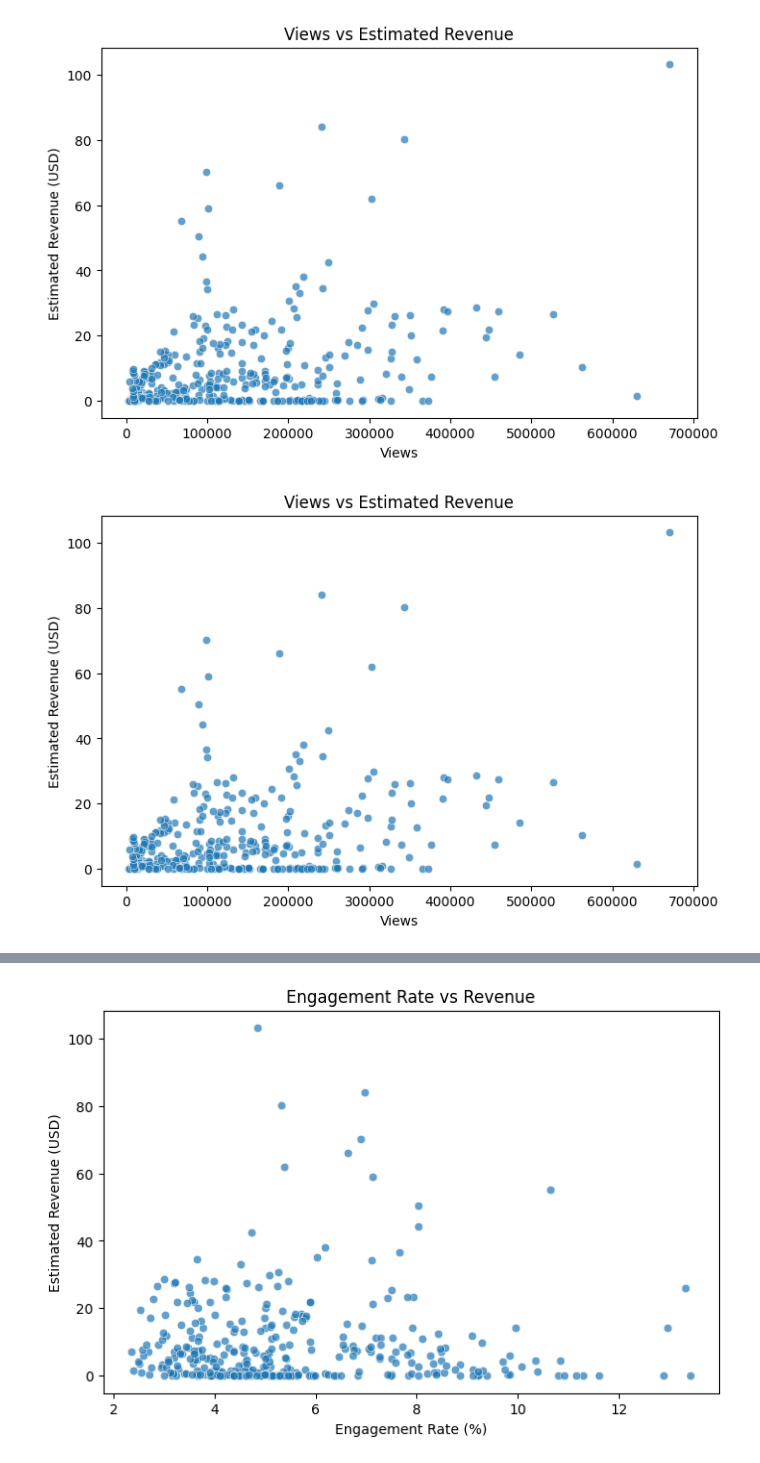
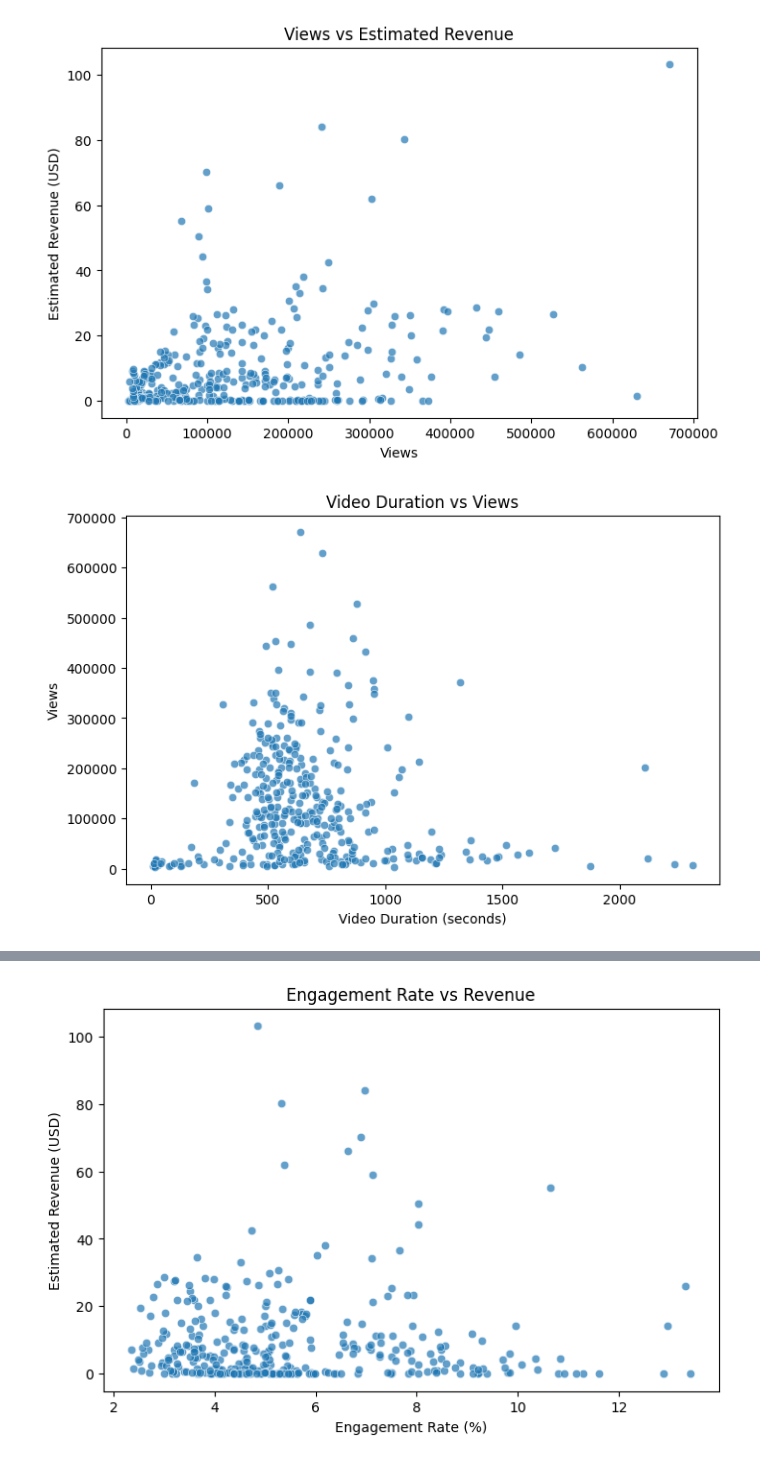
Before and after one commit to Ankurr-08/Youtube-Channel-Performance-Analysis, a Jupyter notebook: Youtube_performance_analysis.ipynb, the cells around one changed output, grey strips where cells are left out. Saved outputs shown, nothing was run; the diff lists cells and outputs as text; code cells hidden in the pictures.

```diff
--- a/Youtube_performance_analysis.ipynb
+++ b/Youtube_performance_analysis.ipynb
@@ -105,13 +99,13 @@ plt.show()
 # %%
 #Video Duration vs Views
 plt.figure(figsize=(8,5))
-sns.scatterplot(x=data["Views"], y=data["Estimated Revenue (USD)"], alpha=0.7)
-plt.title("Views vs Estimated Revenue")
-plt.xlabel("Views")
-plt.ylabel("Estimated Revenue (USD)")
+sns.scatterplot(x=data["Video Duration"], y=data["Views"], alpha=0.7)
+plt.title("Video Duration vs Views")
+plt.xlabel("Video Duration (seconds)")
+plt.ylabel("Views")
 plt.show()
 # %% [output]
-[figure, old version]
+[figure, new version]
 # %%
 data["Engagement_Rate"] = (
     (data["Likes"] + data["Shares"] + data["New Comments"]) / data["Views"]
```
Also changed, not shown: parts of 2 cells of this notebook.
